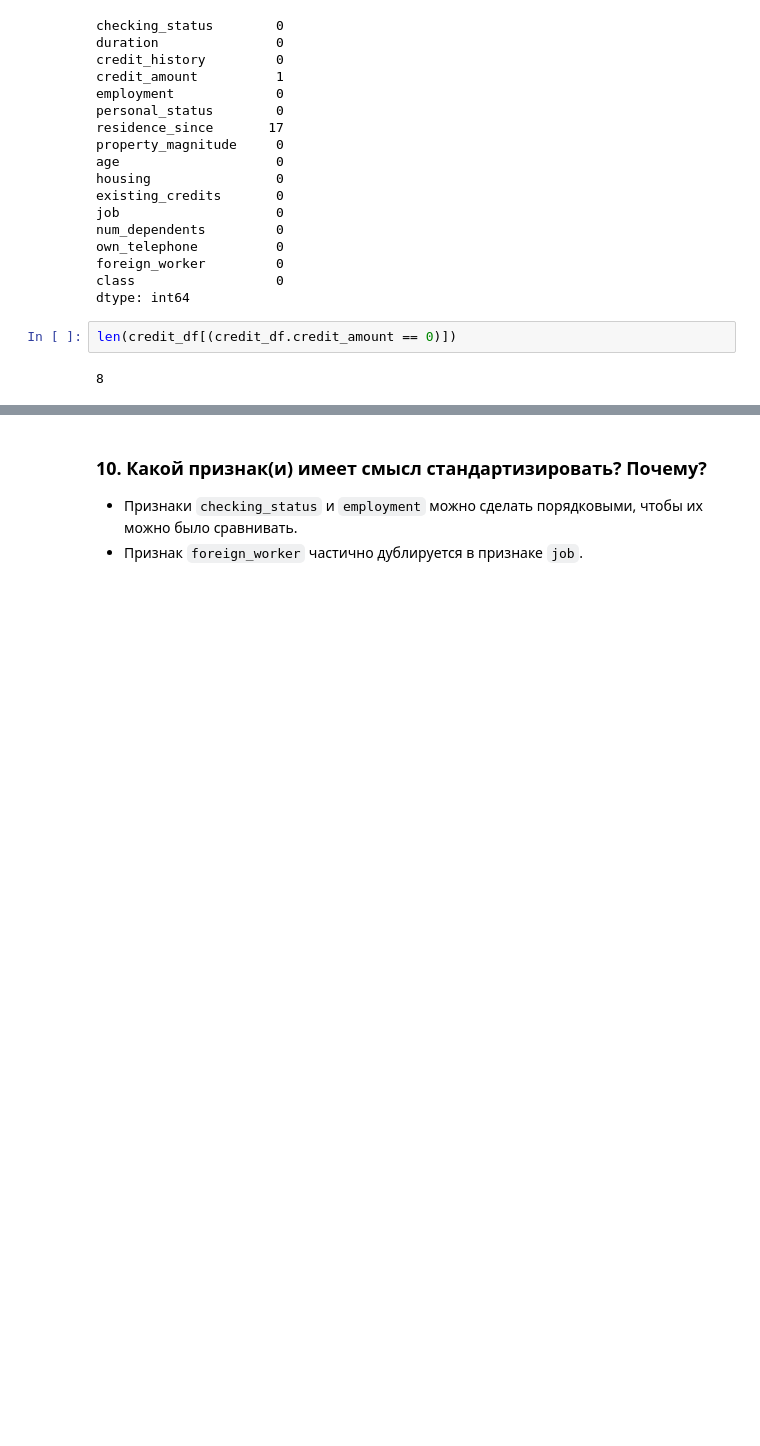
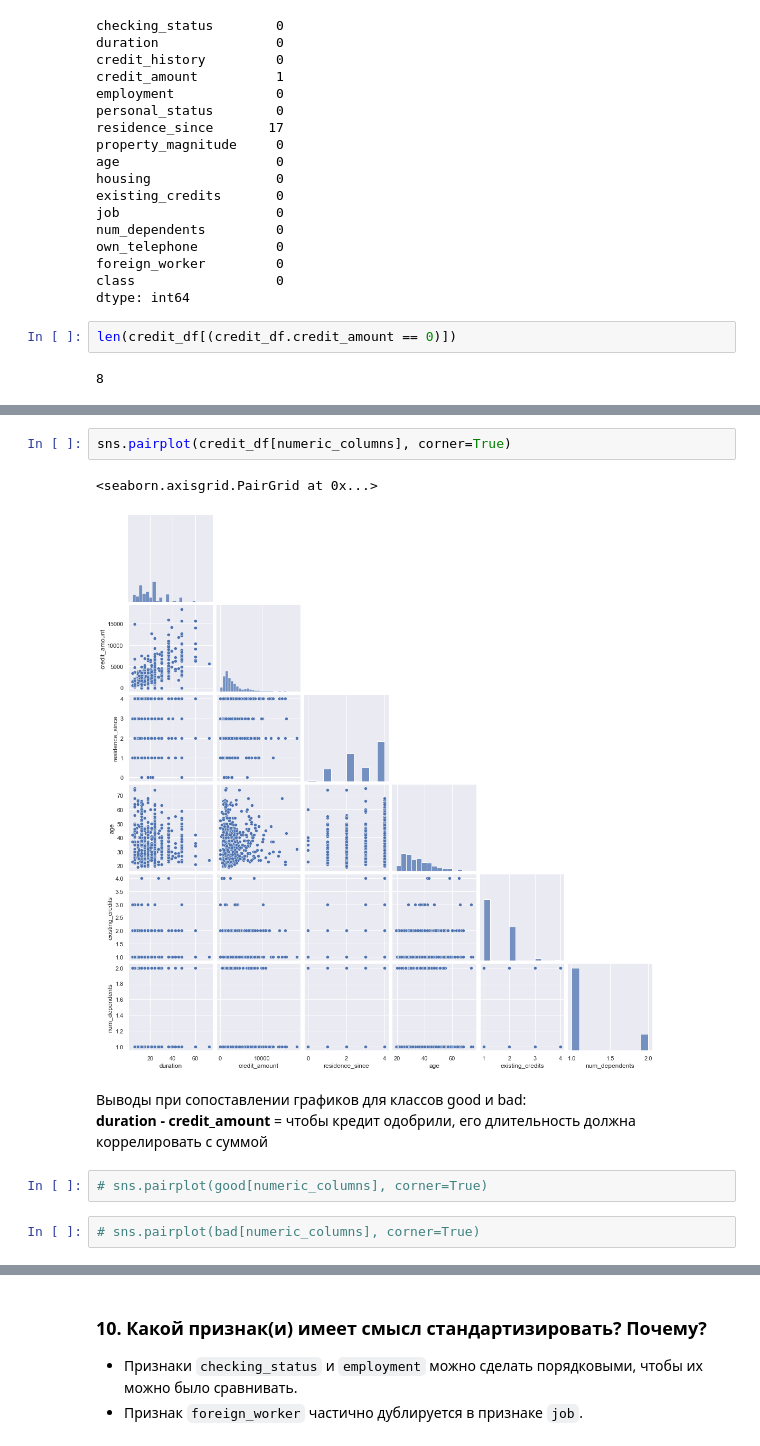
Before and after one commit to Donutellko/IAD, a Jupyter notebook: HW_1/lab1_task.ipynb, the cells around one changed output, grey strips where cells are left out. Cells and saved outputs as stored; diff of their text form; blank space fills up the shorter version.

```diff
--- a/HW_1/lab1_task.ipynb
+++ b/HW_1/lab1_task.ipynb
@@ -334,0 +399,12 @@ sns.distplot(credit_df.credit_amount)
+# %%
+sns.pairplot(credit_df[numeric_columns], corner=True)
+# %% [output]
+<seaborn.axisgrid.PairGrid at 0x...>
+[figure, added]
+# %% [markdown]
+Выводы при сопоставлении графиков для классов good и bad:
+**duration - credit_amount** = чтобы кредит одобрили, его длительность должна коррелировать с суммой
+# %%
+# sns.pairplot(good[numeric_columns], corner=True)
+# %%
+# sns.pairplot(bad[numeric_columns], corner=True)
```
Also changed, not shown: parts of 52 cells of this notebook.
